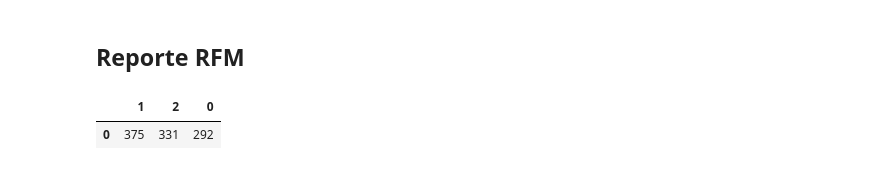
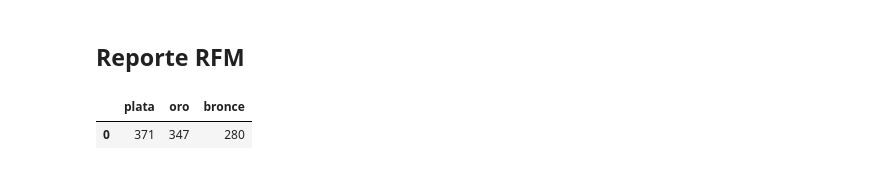
Before and after one commit to devJCM/Generador_RFM, a Jupyter notebook: Tester.ipynb, the cells around one changed output. Saved outputs shown, nothing was run; the diff lists cells and outputs as text; code cells hidden in the pictures.

```diff
--- a/Tester.ipynb
+++ b/Tester.ipynb
@@ -70,16 +80,12 @@ ax.set_xticklabels('')
 # %% [markdown]
 ## Reporte RFM
 # %%
-model_RFM=KMeans(n_clusters=3).fit(np.array(dataset[['R','F','M']]))
-clust_RFM=pd.Series(model_RFM.labels_)
-dataset['Categoria']=clust_RFM
-
 d=dataset['Categoria'].value_counts().to_dict()
 c_frame=pd.DataFrame([d], columns=d.keys())
-c_frame  #375 331 292
+c_frame
 # %% [output]
-|  | 1 | 2 | 0 |
-| 0 | 375 | 331 | 292 |
+|  | plata | oro | bronce |
+| 0 | 371 | 347 | 280 |
 # %%
 #dataset[(dataset['R']==1) & (dataset['F']==1) & (dataset['M']==1)]
 # %%
```
Also changed, not shown: parts of 8 cells of this notebook, 2 other files.
